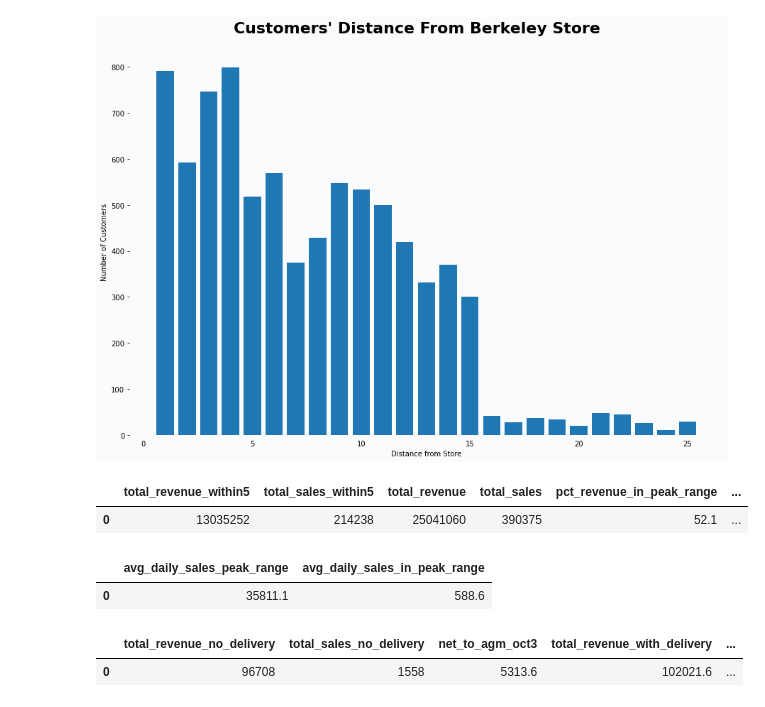
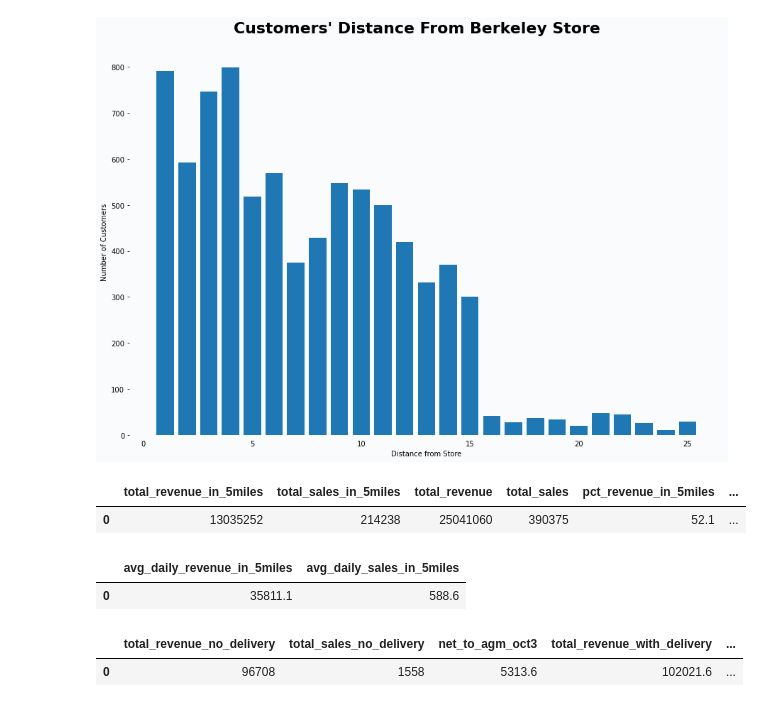
Before and after one commit to morinlandon12/ucb_mids_w205_project_2, a Jupyter notebook: project_2_7.ipynb, the cells around one changed output. Cells and saved outputs as stored; diff of their text form; code cells hidden in the pictures.

```diff
--- a/project_2_7.ipynb
+++ b/project_2_7.ipynb
@@ -207,39 +207,39 @@ rollback_after_flag = True
 
 query = """
 
-with a as (select sum(sa.total_amount) as total_revenue_within5,
-                  count(distinct(sa.sale_id)) as total_sales_within5
+with a as (select sum(sa.total_amount) as total_revenue_in_5miles,
+                  count(distinct(sa.sale_id)) as total_sales_in_5miles
            from sales as sa
                join customers as c
                    on sa.customer_id = c.customer_id
                join stores as s
                    on s.store_id = c.closest_store_id
            where distance < 6 and s.city = 'Berkeley'),
 
 b as (select sum(sa.total_amount) as total_revenue,
              count(distinct(sa.sale_id)) as total_sales
            from sales as sa
                join customers as c
                    on sa.customer_id = c.customer_id
                join stores as s
                    on s.store_id = c.closest_store_id
            where s.city = 'Berkeley')
 
 select a.total_revenue_in_5miles,
-       total_sales_in_5miles,
+       a.total_sales_in_5miles,
        b.total_revenue,
        b.total_sales,
-       round(a.total_revenue_within5::numeric/b.total_revenue::numeric*100,1) as pct_revenue_in_5miles,
-       round(a.total_sales_within5::numeric/b.total_sales::numeric*100,1) as pct_sales_in_5miles
+       round(a.total_revenue_in_5miles::numeric/b.total_revenue::numeric*100,1) as pct_revenue_in_5miles,
+       round(a.total_sales_in_5miles::numeric/b.total_sales::numeric*100,1) as pct_sales_in_5miles
 from a,b
 
 
 """
 
 in_delivery_range = my_select_query_pandas(query, rollback_before_flag, rollback_after_flag)
 in_delivery_range
 # %% [output]
-|  | total_revenue_within5 | total_sales_within5 | total_revenue | total_sales | pct_revenue_in_peak_range | ... |
+|  | total_revenue_in_5miles | total_sales_in_5miles | total_revenue | total_sales | pct_revenue_in_5miles | ... |
 | 0 | 13035252 | 214238 | 25041060 | 390375 | 52.1 | ... |
 # %%
 rollback_before_flag = True
@@ -256,7 +256,7 @@ with a as (select sum(sa.total_amount) as total_revenue_within5,
                    on s.store_id = c.closest_store_id
            where distance < 6 and s.city = 'Berkeley')
 
-select round(a.total_revenue_within5::numeric/count(distinct(sa.sale_date)),1) as avg_daily_sales_in_5miles,
+select round(a.total_revenue_within5::numeric/count(distinct(sa.sale_date)),1) as avg_daily_revenue_in_5miles,
        round(a.total_sales_within5::numeric/count(distinct(sa.sale_date)),1) as avg_daily_sales_in_5miles
 from a, sales as sa
 group by a.total_revenue_within5, a.total_sales_within5
@@ -266,7 +266,7 @@ group by a.total_revenue_within5, a.total_sales_within5
 avg_daily_sales = my_select_query_pandas(query, rollback_before_flag, rollback_after_flag)
 avg_daily_sales
 # %% [output]
-|  | avg_daily_sales_peak_range | avg_daily_sales_in_peak_range |
+|  | avg_daily_revenue_in_5miles | avg_daily_sales_in_5miles |
 | 0 | 35811.1 | 588.6 |
 # %%
 rollback_before_flag = True
```
Also changed, not shown: parts of 1 cell of this notebook, 6 other files.
